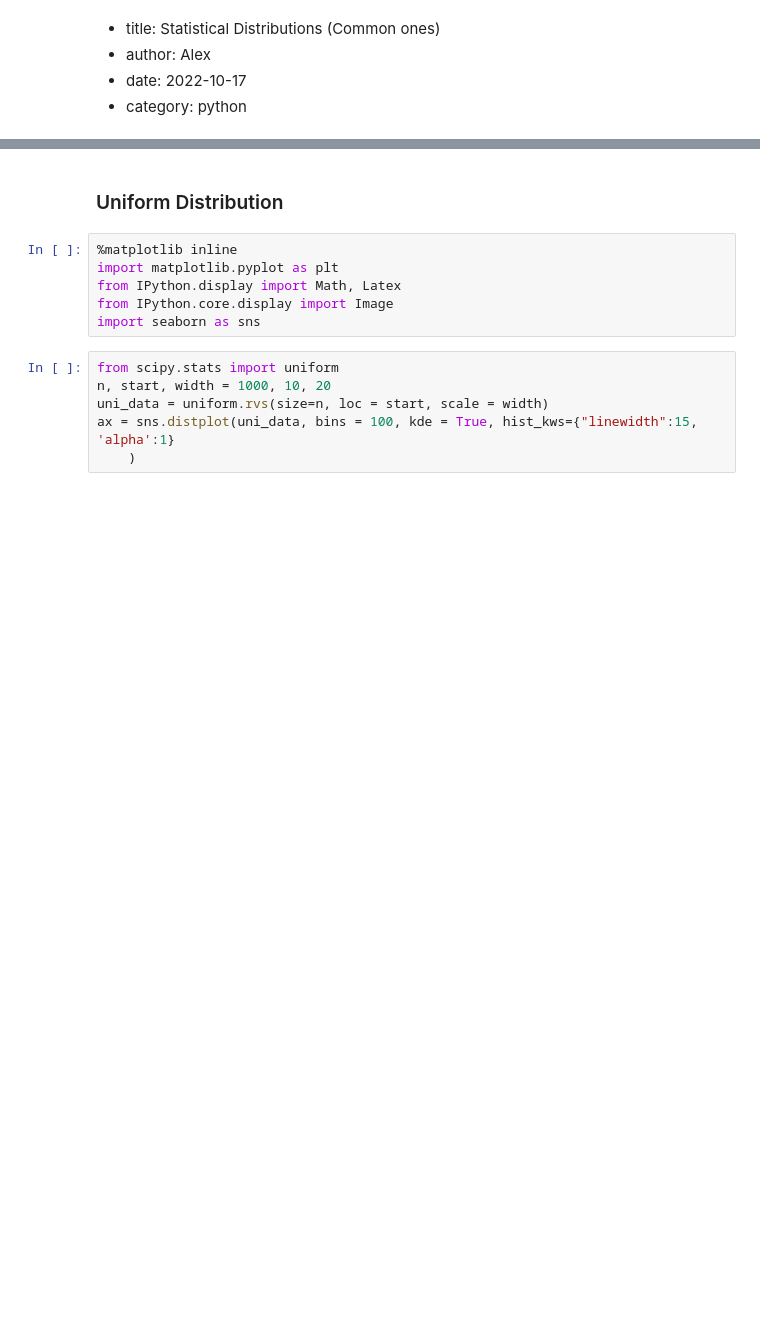
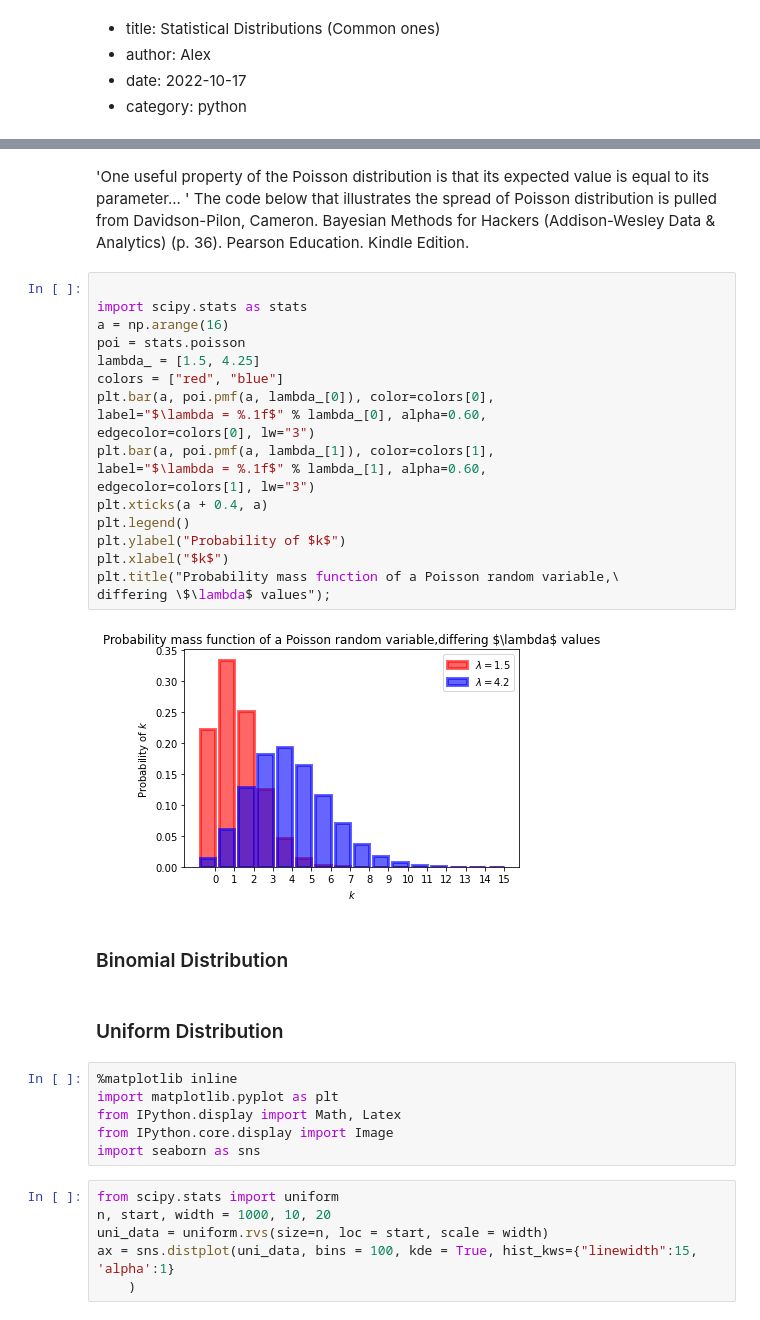
Before and after one commit to thisAKcode/thisAKcode.github.io, a Jupyter notebook: Pelican/content/post18_2_Distributions.ipynb, the cells around one changed output, grey strips where cells are left out. Cells and saved outputs as stored; diff of their text form; blank space fills up the shorter version.

```diff
--- a/Pelican/content/post18_2_Distributions.ipynb
+++ b/Pelican/content/post18_2_Distributions.ipynb
@@ -120,3 +371,29 @@ Davidson-Pilon, Cameron. Bayesian Methods for Hackers (Addison-Wesley Data & Ana
+# %% [markdown]
+'One useful property of the Poisson distribution is that its expected value is equal to its parameter... ' The code below that illustrates the spread of Poisson distribution is pulled from
+Davidson-Pilon, Cameron. Bayesian Methods for Hackers (Addison-Wesley Data & Analytics) (p. 36). Pearson Education. Kindle Edition.
+# %%
+
+import scipy.stats as stats
+a = np.arange(16)
+poi = stats.poisson
+lambda_ = [1.5, 4.25]
+colors = ["red", "blue"]
+plt.bar(a, poi.pmf(a, lambda_[0]), color=colors[0],
+label="$\lambda = %.1f$" % lambda_[0], alpha=0.60,
+edgecolor=colors[0], lw="3")
+plt.bar(a, poi.pmf(a, lambda_[1]), color=colors[1],
+label="$\lambda = %.1f$" % lambda_[1], alpha=0.60,
+edgecolor=colors[1], lw="3")
+plt.xticks(a + 0.4, a)
+plt.legend()
+plt.ylabel("Probability of $k$")
+plt.xlabel("$k$")
+plt.title("Probability mass function of a Poisson random variable,\
+differing \$\lambda$ values");
+# %% [output]
+[figure, added]
+# %% [markdown]
+### Binomial Distribution
 # %% [markdown]
 ### Uniform Distribution
 # %%
```
Also changed, not shown: parts of 27 cells of this notebook, 30 other files.
